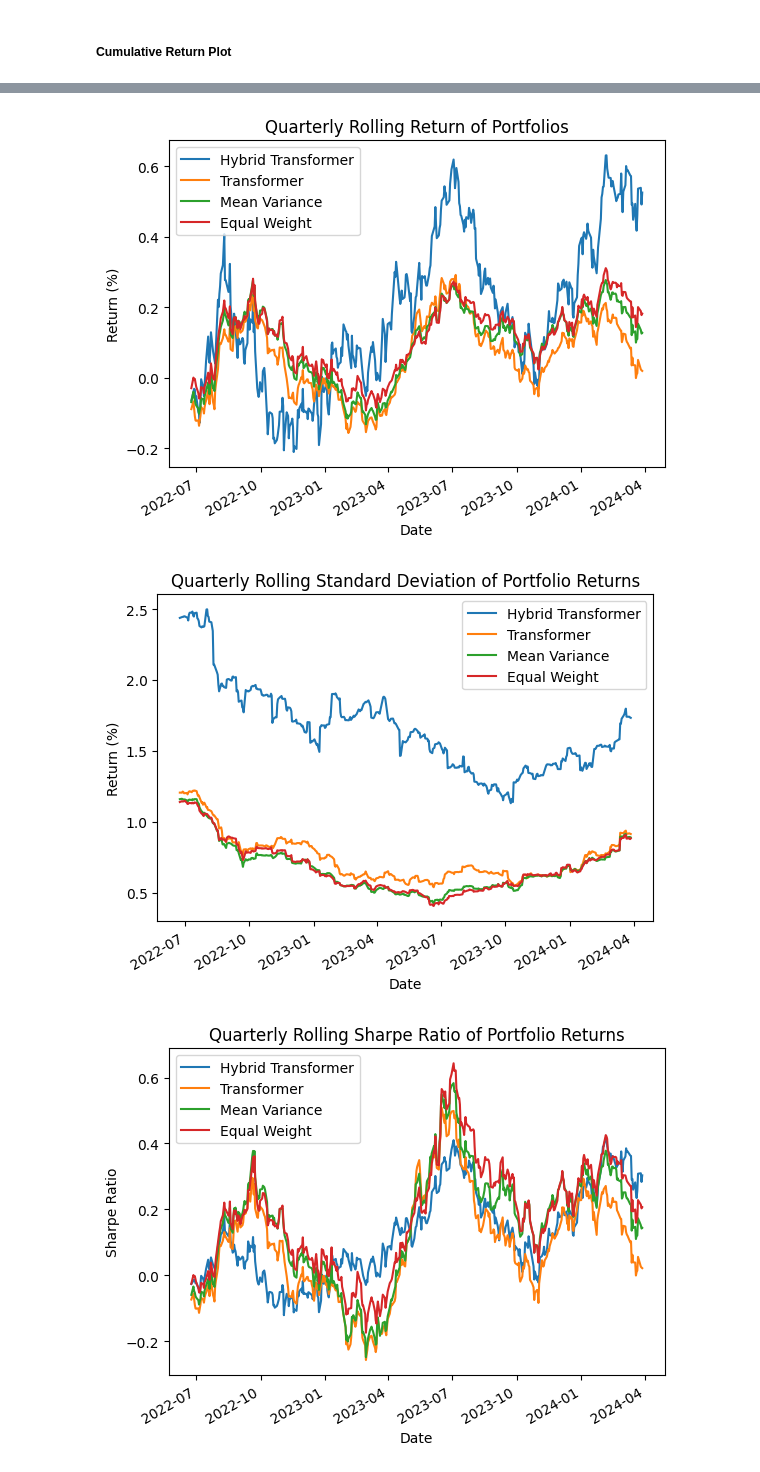
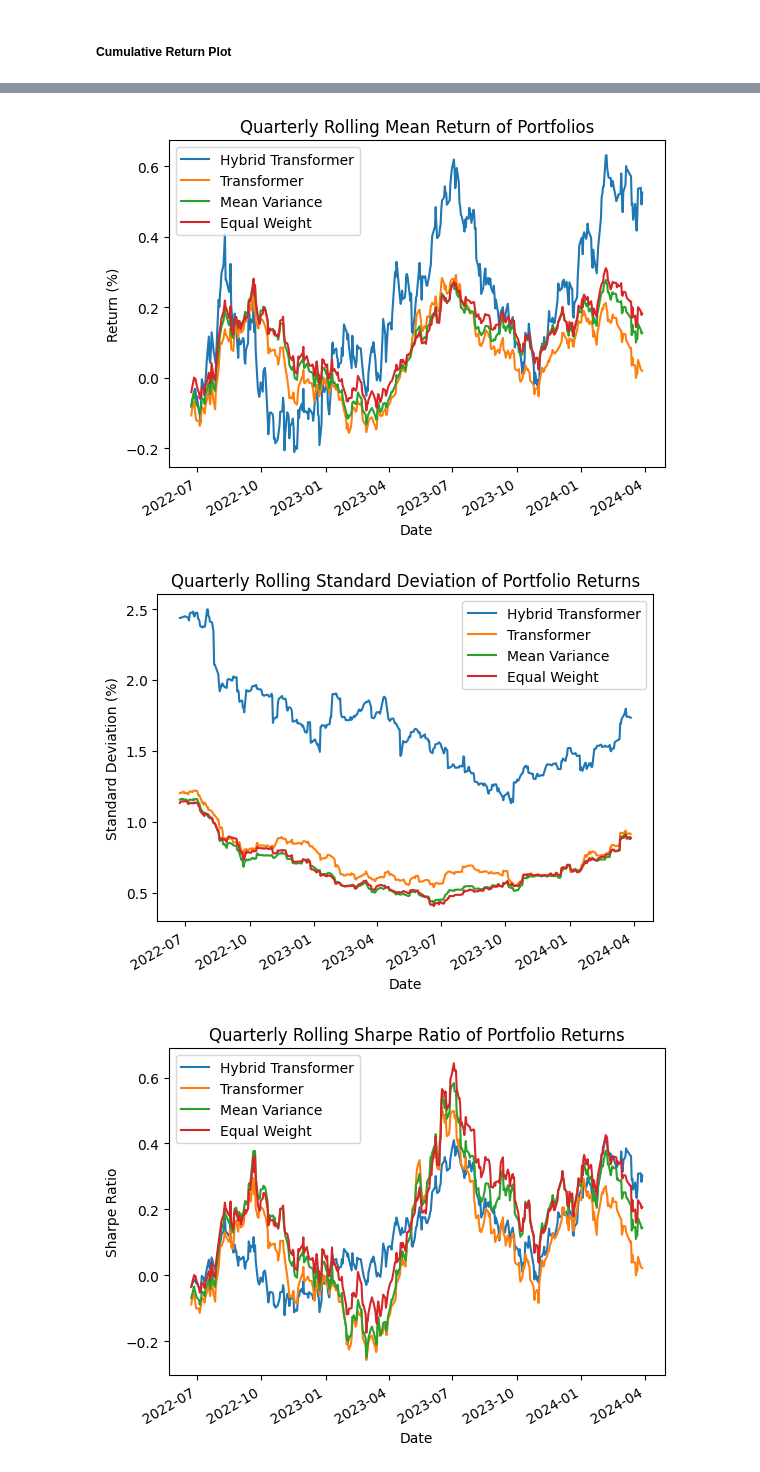
Before and after one commit to sai-phyo-hein/Hybrid_Transformer_for_Portfolio_Allocation, a Jupyter notebook: Model_Performance_Evaluation.ipynb, the cells around one changed output, grey strips where cells are left out. Cells and saved outputs as stored; diff of their text form; code cells hidden in the pictures.

```diff
--- a/Model_Performance_Evaluation.ipynb
+++ b/Model_Performance_Evaluation.ipynb
@@ -99,5 +140,5 @@ hybrid_model.hybrid_load_weights(
     '/content/Hybrid_Transformer_for_Portfolio_Allocation/fine_tuning/hybrid_model_trained_weights.h5'
 )
 # %%
-hybrid_test_weights = hybrid_model.allocation_hybrid_test(xtest).round(3)
+hybrid_test_weights = hybrid_model.allocation_hybrid_test(xtest)
 # %% [output]
@@ -172,7 +213,7 @@ mvp_test_weights = np.array([mvp_optimal_weight for _ in range(len(test_index1))
 # %% [markdown]
 ### Equal Weight Model
 # %%
-eqw_test_weights = (np.ones((len(test_index1), data.shape[1])) / data.shape[1]).round(3)
+eqw_test_weights = (np.ones((len(test_index1), data.shape[1])) / data.shape[1])
 # %%
 eqw_test_weights.shape
 # %% [output]
@@ -260,15 +304,15 @@ plt.ylabel('Return (%)')
 plt.title('Quarterly Rolling Mean Return of Portfolios')
 plt.show()
 # %% [output]
-[figure, old version]
+[figure, new version]
 # %%
 (returns.rolling(63).std() * 100).plot()
 plt.legend(['Hybrid Transformer', 'Transformer', 'Mean Variance', 'Equal Weight'])
-plt.ylabel('Return (%)')
+plt.ylabel('Standard Deviation (%)')
 plt.title('Quarterly Rolling Standard Deviation of Portfolio Returns')
 plt.show()
 # %% [output]
-[figure, old version]
+[figure, new version]
 # %%
 (returns.rolling(63).mean() / returns.rolling(63).std()).plot()
 plt.legend(['Hybrid Transformer', 'Transformer', 'Mean Variance', 'Equal Weight'])
```
Also changed, not shown: parts of 16 cells of this notebook.
